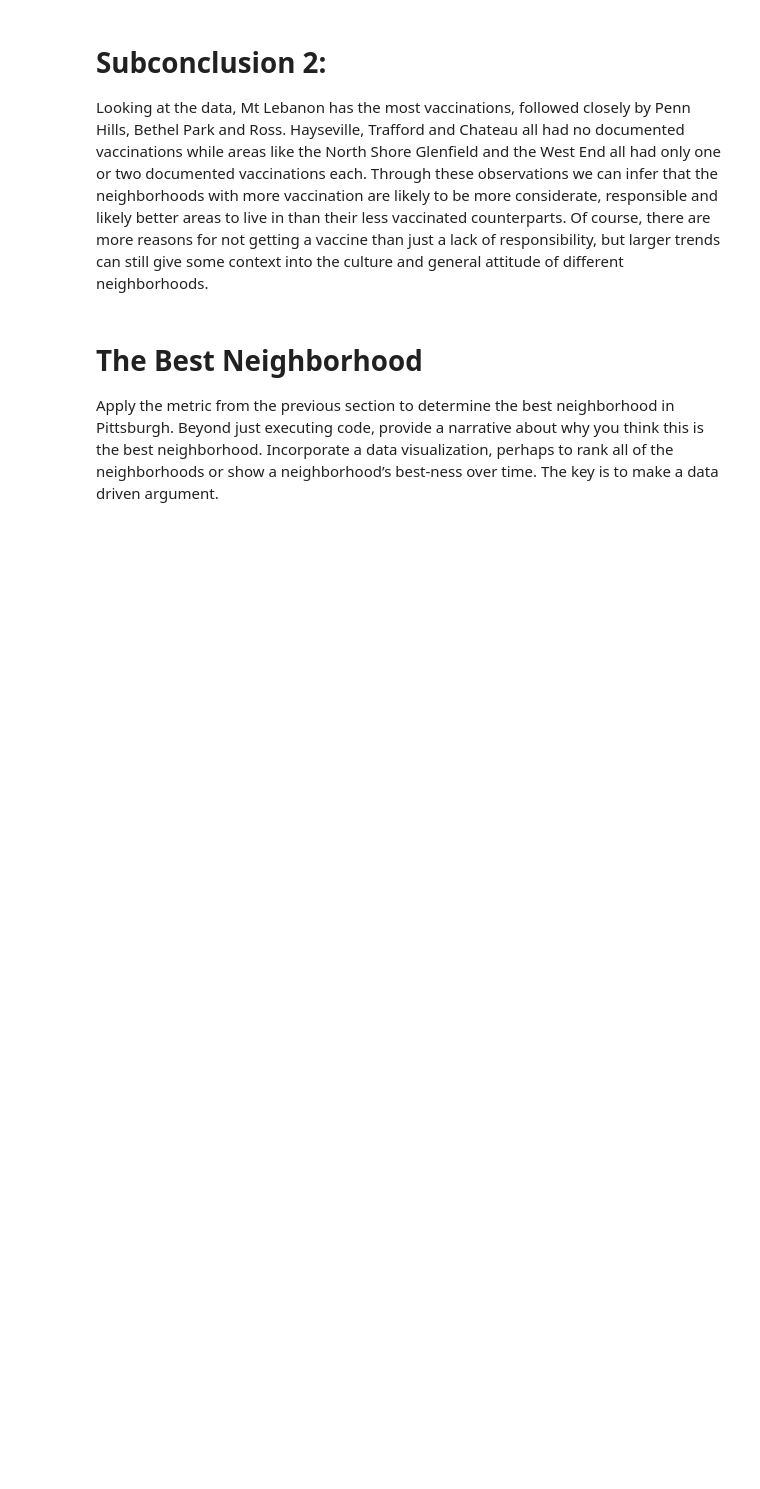
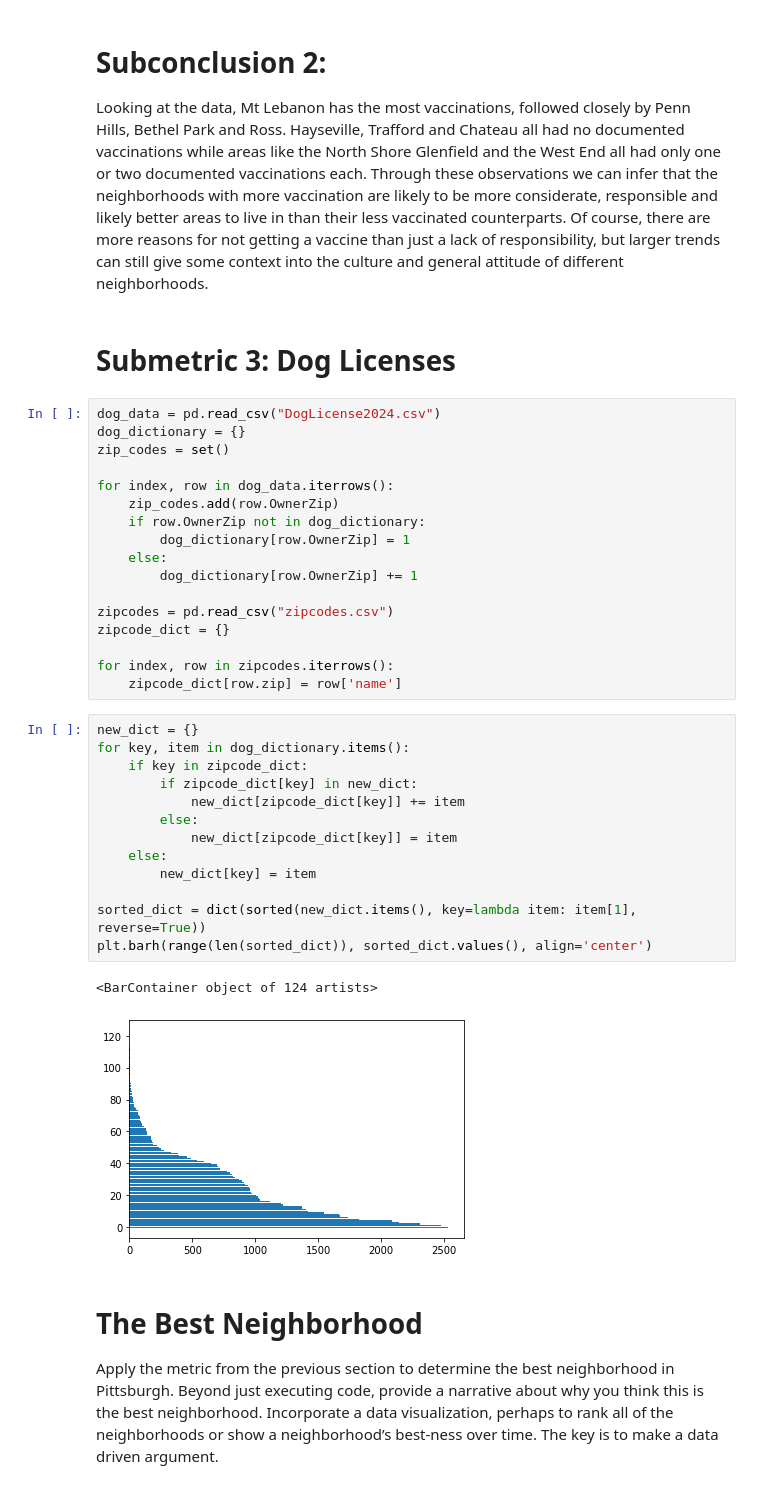
Before and after one commit to Cheggrett/CMPINF0010_Final, a Jupyter notebook: FinalProject.ipynb, the cells around one changed output. Drawn from its saved outputs; the diff is of its cells as text; blank space fills up the shorter version.

Commit message:
Added submetric 3

```diff
--- a/FinalProject.ipynb
+++ b/FinalProject.ipynb
@@ -116,6 +116,41 @@ final.plot(kind = 'barh', x = 'neighborhood', y = 'vaccinations', figsize=(15,60
 # %% [markdown]
 # Subconclusion 2:
 Looking at the data, Mt Lebanon has the most vaccinations, followed closely by Penn Hills, Bethel Park and Ross. Hayseville, Trafford and Chateau all had no documented vaccinations while areas like the North Shore Glenfield and the West End all had only one or two documented vaccinations each. Through these observations we can infer that the neighborhoods with more vaccination are likely to be more considerate, responsible and likely better areas to live in than their less vaccinated counterparts. Of course, there are more reasons for not getting a vaccine than just a lack of responsibility, but larger trends can still give some context into the culture and general attitude of different neighborhoods.
+# %% [markdown]
+# Submetric 3: Dog Licenses
+# %%
+dog_data = pd.read_csv("DogLicense2024.csv")
+dog_dictionary = {}
+zip_codes = set()
+
+for index, row in dog_data.iterrows():
+    zip_codes.add(row.OwnerZip)
+    if row.OwnerZip not in dog_dictionary:
+        dog_dictionary[row.OwnerZip] = 1
+    else:
+        dog_dictionary[row.OwnerZip] += 1
+
+zipcodes = pd.read_csv("zipcodes.csv")
+zipcode_dict = {}
+
+for index, row in zipcodes.iterrows():
+    zipcode_dict[row.zip] = row['name']
+# %%
+new_dict = {}
+for key, item in dog_dictionary.items():
+    if key in zipcode_dict:
+        if zipcode_dict[key] in new_dict:
+            new_dict[zipcode_dict[key]] += item
+        else:
+            new_dict[zipcode_dict[key]] = item
+    else:
+        new_dict[key] = item
+
+sorted_dict = dict(sorted(new_dict.items(), key=lambda item: item[1], reverse=True))
+plt.barh(range(len(sorted_dict)), sorted_dict.values(), align='center')
+# %% [output]
+<BarContainer object of 124 artists>
+[figure, added]
 # %% [markdown]
 # The Best Neighborhood
 Apply the metric from the previous section to determine the best neighborhood in Pittsburgh. Beyond just executing code, provide a narrative about why you think this is the best neighborhood. Incorporate a data visualization, perhaps to rank all of the neighborhoods or show a neighborhood’s best-ness over time. The key is to make a data driven argument.
```
